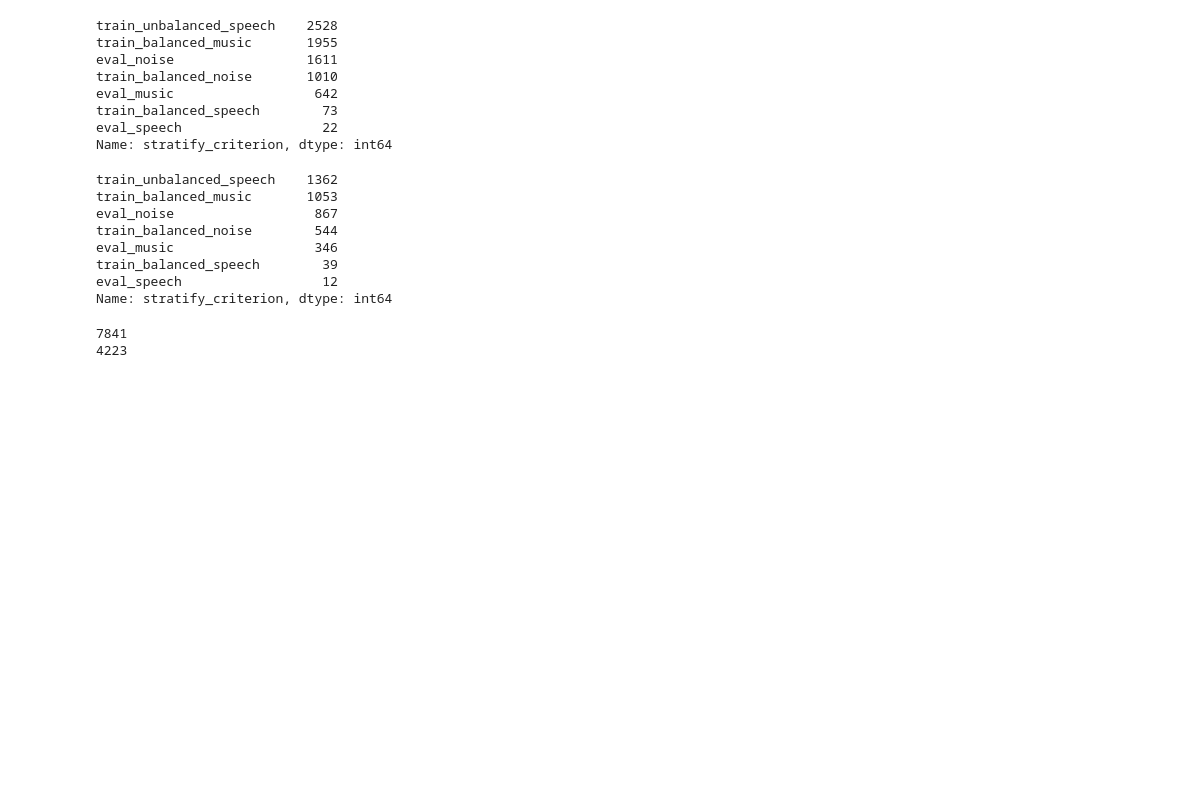
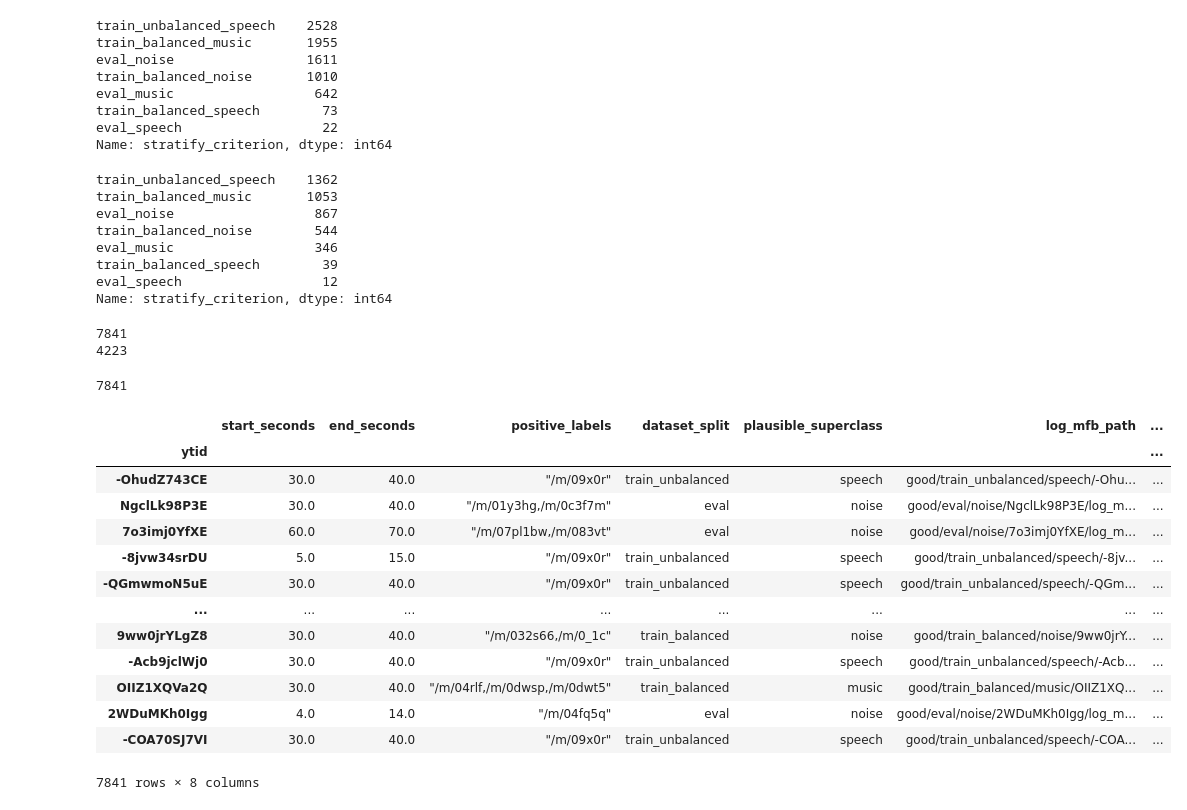
Before and after one commit to shamim-hussain/audioset_coarse_grained_classification, a Jupyter notebook: experiments/train_test_split.ipynb, the cells around one changed output. Saved outputs shown, nothing was run; the diff lists cells and outputs as text; code cells hidden in the pictures; blank space fills up the shorter version.

Commit message:
created train folds

```diff
--- a/experiments/train_test_split.ipynb
+++ b/experiments/train_test_split.ipynb
@@ -116,3 +116,32 @@ with open('train_test_splits/test_ytids.json', 'r') as f:
 # %% [output]
 7841
 4223
+# %%
+import json
+with open('../data/train_test_splits/train_ytids.json', 'r') as f:
+    train_ytids = json.load(f)
+
+len(train_ytids)
+# %% [output]
+7841
+# %%
+from sklearn.model_selection import StratifiedKFold
+import pandas as pd
+
+train_annotations = pd.read_csv('../data/train_test_splits/train_dataset.csv.zip').set_index('ytid')
+train_annotations
+# %% [output]
+|  | start_seconds | end_seconds | positive_labels | dataset_split | plausible_superclass | log_mfb_path | ... |
+| ytid |  |  |  |  |  |  | ... |
+| -OhudZ743CE | 30.0 | 40.0 | "/m/09x0r" | train_unbalanced | speech | good/train_unbalanced/speech/-Ohu... | ... |
+| NgclLk98P3E | 30.0 | 40.0 | "/m/01y3hg,/m/0c3f7m" | eval | noise | good/eval/noise/NgclLk98P3E/log_m... | ... |
+| 7o3imj0YfXE | 60.0 | 70.0 | "/m/07pl1bw,/m/083vt" | eval | noise | good/eval/noise/7o3imj0YfXE/log_m... | ... |
+| -8jvw34srDU | 5.0 | 15.0 | "/m/09x0r" | train_unbalanced | speech | good/train_unbalanced/speech/-8jv... | ... |
+| -QGmwmoN5uE | 30.0 | 40.0 | "/m/09x0r" | train_unbalanced | speech | good/train_unbalanced/speech/-QGm... | ... |
+| ... | ... | ... | ... | ... | ... | ... | ... |
+| 9ww0jrYLgZ8 | 30.0 | 40.0 | "/m/032s66,/m/0_1c" | train_balanced | noise | good/train_balanced/noise/9ww0jrY... | ... |
+| -Acb9jclWj0 | 30.0 | 40.0 | "/m/09x0r" | train_unbalanced | speech | good/train_unbalanced/speech/-Acb... | ... |
+| OIIZ1XQVa2Q | 30.0 | 40.0 | "/m/04rlf,/m/0dwsp,/m/0dwt5" | train_balanced | music | good/train_balanced/music/OIIZ1XQ... | ... |
+| 2WDuMKh0Igg | 4.0 | 14.0 | "/m/04fq5q" | eval | noise | good/eval/noise/2WDuMKh0Igg/log_m... | ... |
+| -COA70SJ7VI | 30.0 | 40.0 | "/m/09x0r" | train_unbalanced | speech | good/train_unbalanced/speech/-COA... | ... |
+7841 rows × 8 columns
```
Also changed, not shown: parts of 5 cells of this notebook, 1 other file.
